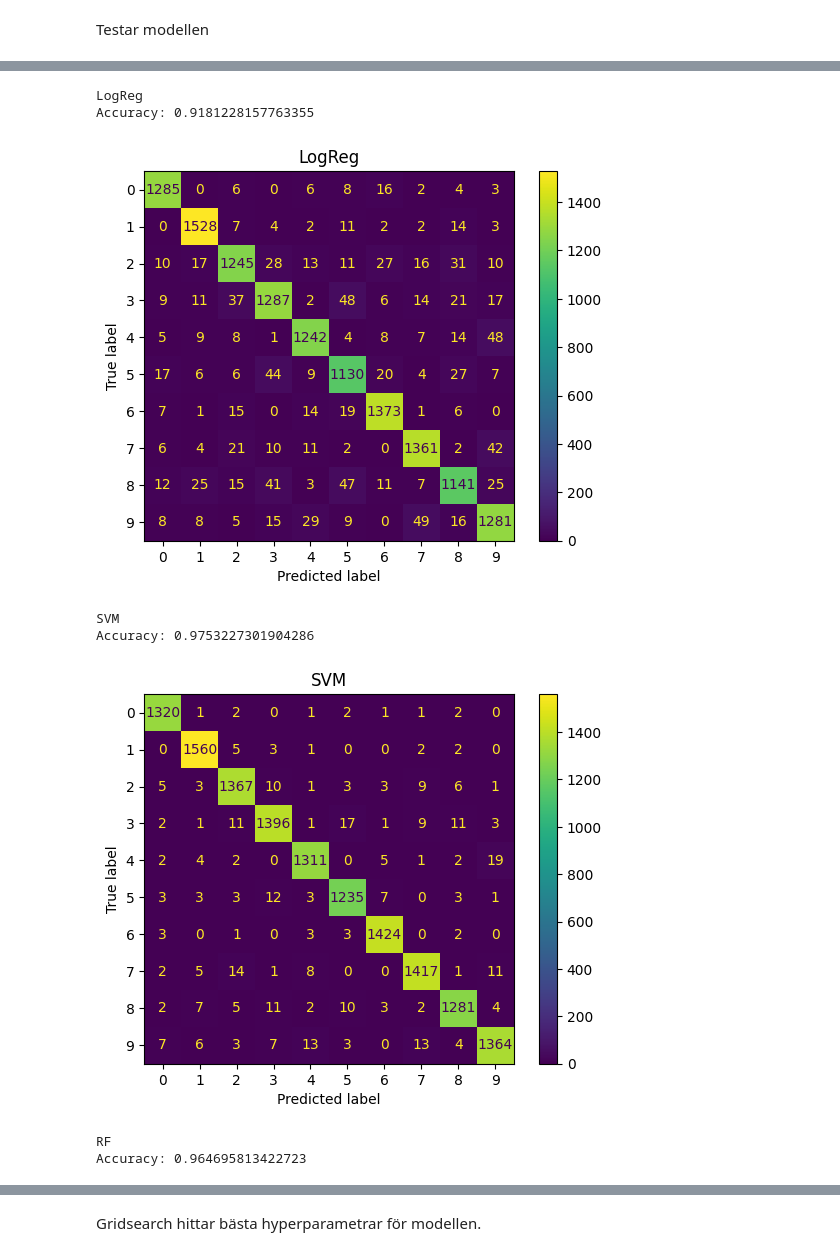
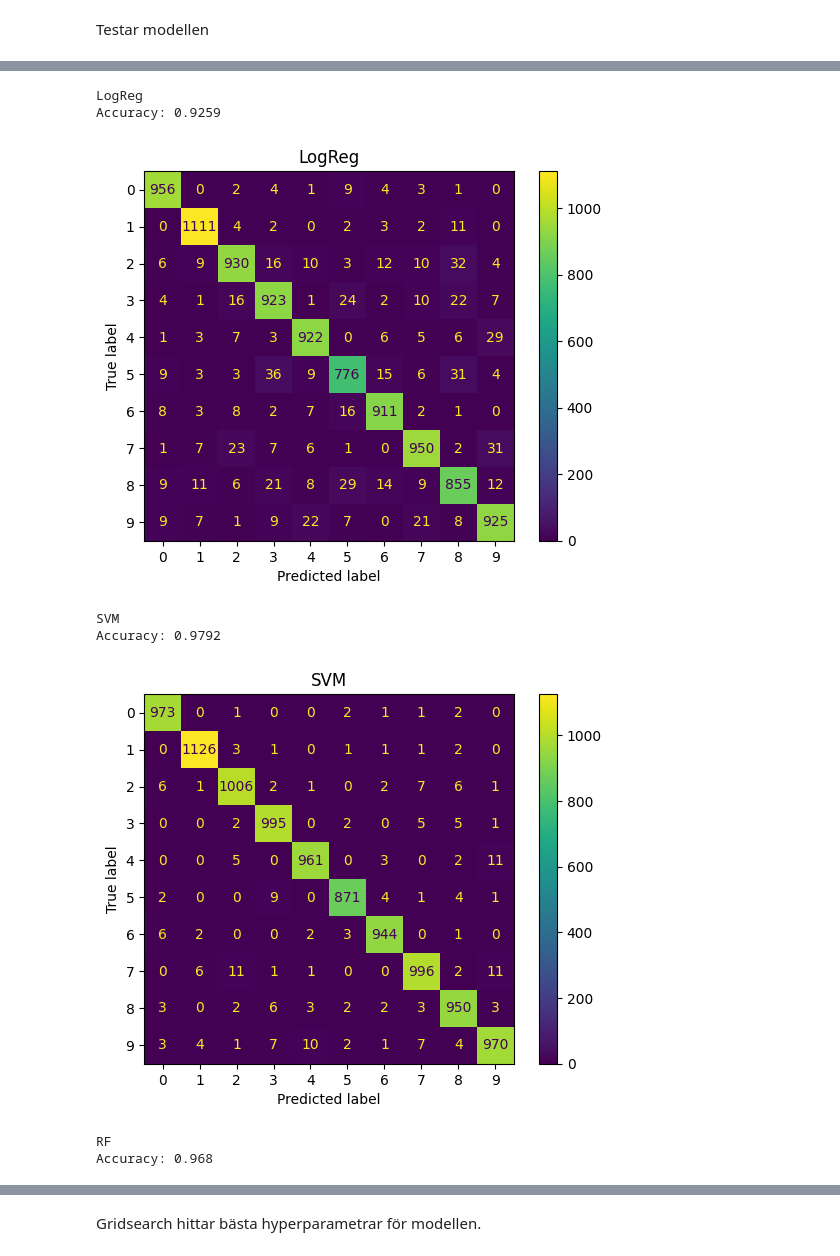
Before and after one commit to gosolna-commits/YH-Kunskapskontroll-AI, a Jupyter notebook: Göran_kunskapskontroll_AI.ipynb, the cells around one changed output, grey strips where cells are left out. Saved outputs shown, nothing was run; the diff lists cells and outputs as text; code cells hidden in the pictures.

```diff
--- a/Göran_kunskapskontroll_AI.ipynb
+++ b/Göran_kunskapskontroll_AI.ipynb
@@ -256,7 +575,10 @@ int64
 # Train + Validation / Test
 # -----------------------------------
 
-X_temp, X_test, y_temp, y_test = train_test_split(
+from sklearn.model_selection import train_test_split
+
+
+X_train_final, X_val, y_train_final, y_val = train_test_split(
     X_combine,
     y_combine,
     test_size=0.2,
@@ -264,22 +586,10 @@ X_temp, X_test, y_temp, y_test = train_test_split(
 )
 
 # -----------------------------------
-# Andra split:
-# Train / Validation
-# -----------------------------------
-
-X_train, X_val, y_train, y_val = train_test_split(
-    X_temp,
-    y_temp,
-    test_size=0.25,
-    random_state=42
-)
-
-# -----------------------------------
 # Storlekar
 # -----------------------------------
 
-print("Training:", X_train.shape)
+print("Training:", X_train_final.shape)
 print("Validation:", X_val.shape)
-print("Test:", X_test.shape)
+print("Test:", X_test_mnist.shape)
 # %% [output]
@@ -289,4 +598,0 @@ Test: (14021, 784)
-# %%
-# Normalisera pixlar
-X_train = X_train / 255.0
-X_test = X_test / 255.0
@@ -357,43 +773,43 @@ from sklearn.metrics import *
 # Modeller
 logreg = LogisticRegression(max_iter=300)
 
 svm = SVC()
 
 rf = RandomForestClassifier()
 
 # Träning
-logreg.fit(X_train, y_train)
-svm.fit(X_train, y_train)
-rf.fit(X_train, y_train)
+logreg.fit(X_train_mnist, y_train_mnist)
+svm.fit(X_train_mnist, y_train_mnist)
+rf.fit(X_train_mnist, y_train_mnist)
 
 # Samling
 models = {
     "LogReg": logreg,
     "SVM": svm,
     "RF": rf
 }
 
 # Utvärdering
 for name, model in models.items():
 
-    y_pred = model.predict(X_test)
+    y_pred = model.predict(X_test_mnist)
 
     print(name)
-    print("Accuracy:", accuracy_score(y_test, y_pred))
+    print("Accuracy:", accuracy_score(y_test_mnist, y_pred))
 
     ConfusionMatrixDisplay(
-        confusion_matrix(y_test, y_pred)
+        confusion_matrix(y_test_mnist, y_pred)
     ).plot()
 
     plt.title(name)
 
     plt.show()
 # %% [output]
 LogReg
-Accuracy: 0.9181228157763355
+Accuracy: 0.9259
-[figure, old version]
+[figure, new version]
 SVM
-Accuracy: 0.9753227301904286
+Accuracy: 0.9792
-[figure, old version]
+[figure, new version]
 RF
-Accuracy: 0.964695813422723
+Accuracy: 0.968
```
Also changed, not shown: parts of 93 cells of this notebook.
